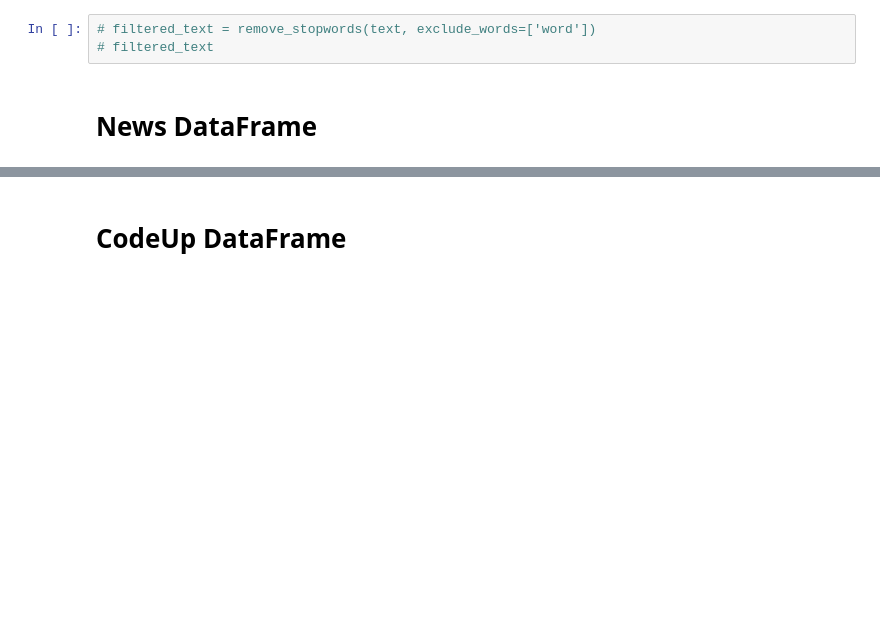
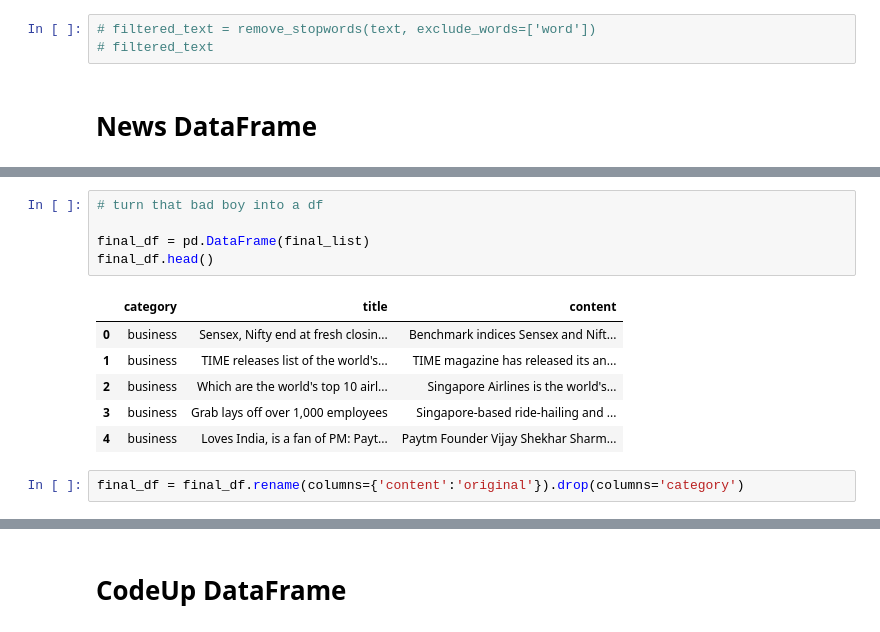
Before and after one commit to Brian-ONeil/natural-language-processing-exercises, a Jupyter notebook: prepare.ipynb, the cells around one changed output, grey strips where cells are left out. Saved outputs shown, nothing was run; the diff lists cells and outputs as text; blank space fills up the shorter version.

```diff
--- a/prepare.ipynb
+++ b/prepare.ipynb
@@ -181,0 +191,14 @@ def remove_stopwords(text, extra_words=None, exclude_words=None):
+# %%
+# turn that bad boy into a df
+
+final_df = pd.DataFrame(final_list)
+final_df.head()
+# %% [output]
+|  | category | title | content |
+| 0 | business | Sensex, Nifty end at fresh closin... | Benchmark indices Sensex and Nift... |
+| 1 | business | TIME releases list of the world's... | TIME magazine has released its an... |
+| 2 | business | Which are the world's top 10 airl... | Singapore Airlines is the world's... |
+| 3 | business | Grab lays off over 1,000 employees | Singapore-based ride-hailing and ... |
+| 4 | business | Loves India, is a fan of PM: Payt... | Paytm Founder Vijay Shekhar Sharm... |
+# %%
+final_df = final_df.rename(columns={'content':'original'}).drop(columns='category')
```
Also changed, not shown: parts of 5 cells of this notebook.
